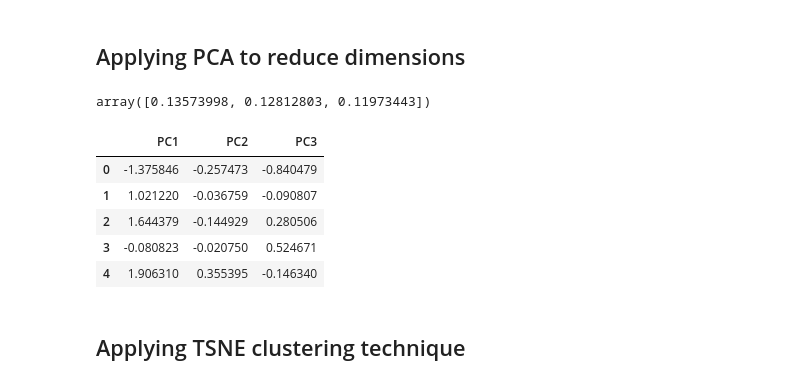
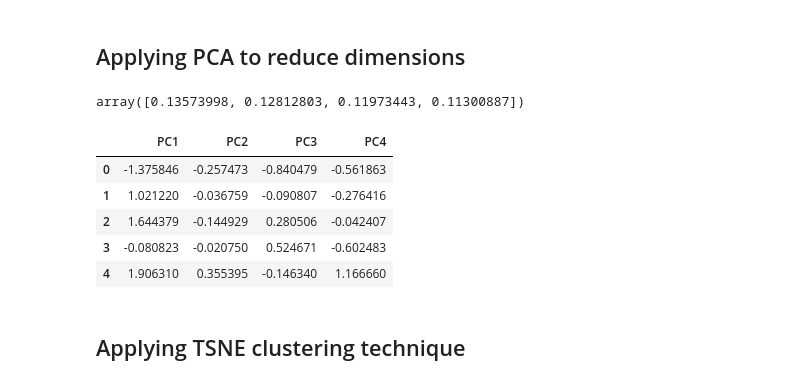
Before and after one commit to Ryan-Malin/Water, a Jupyter notebook: Soni Folder/water_potability1.ipynb, the cells around one changed output. Drawn from its saved outputs; the diff is of its cells as text; code cells hidden in the pictures.

```diff
--- a/Soni Folder/water_potability1.ipynb
+++ b/Soni Folder/water_potability1.ipynb
@@ -156,21 +158,21 @@ Testing Data Score: 0.6401985111662531
 ## Applying PCA to reduce dimensions
 # %%
 from sklearn.decomposition import PCA
-pca = PCA(n_components = 3)
+pca = PCA(n_components = 4)
 water_pca = pca.fit_transform(X_train_scaled)
 pca.explained_variance_ratio_
 # %% [output]
-array([0.13573998, 0.12812803, 0.11973443])
+array([0.13573998, 0.12812803, 0.11973443, 0.11300887])
 # %%
-pca_df = pd.DataFrame(data = water_pca, columns = ['PC1', 'PC2', 'PC3'])
+pca_df = pd.DataFrame(data = water_pca, columns = ['PC1', 'PC2', 'PC3','PC4'])
 pca_df.head()
 # %% [output]
-|  | PC1 | PC2 | PC3 |
-| 0 | -1.375846 | -0.257473 | -0.840479 |
-| 1 | 1.021220 | -0.036759 | -0.090807 |
-| 2 | 1.644379 | -0.144929 | 0.280506 |
-| 3 | -0.080823 | -0.020750 | 0.524671 |
-| 4 | 1.906310 | 0.355395 | -0.146340 |
+|  | PC1 | PC2 | PC3 | PC4 |
+| 0 | -1.375846 | -0.257473 | -0.840479 | -0.561863 |
+| 1 | 1.021220 | -0.036759 | -0.090807 | -0.276416 |
+| 2 | 1.644379 | -0.144929 | 0.280506 | -0.042407 |
+| 3 | -0.080823 | -0.020750 | 0.524671 | -0.602483 |
+| 4 | 1.906310 | 0.355395 | -0.146340 | 1.166660 |
 # %% [markdown]
 ## Applying TSNE clustering technique
 # %%
```
Also changed, not shown: parts of 10 cells of this notebook.
